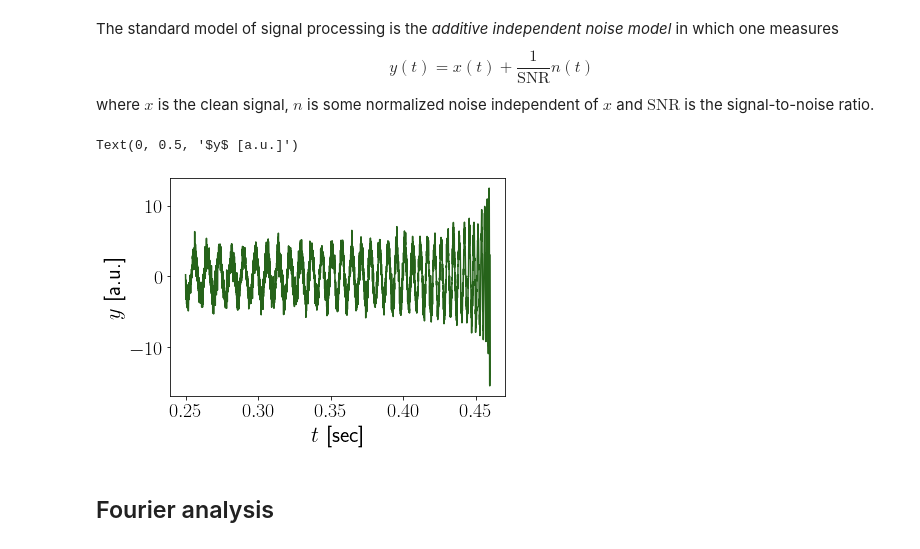
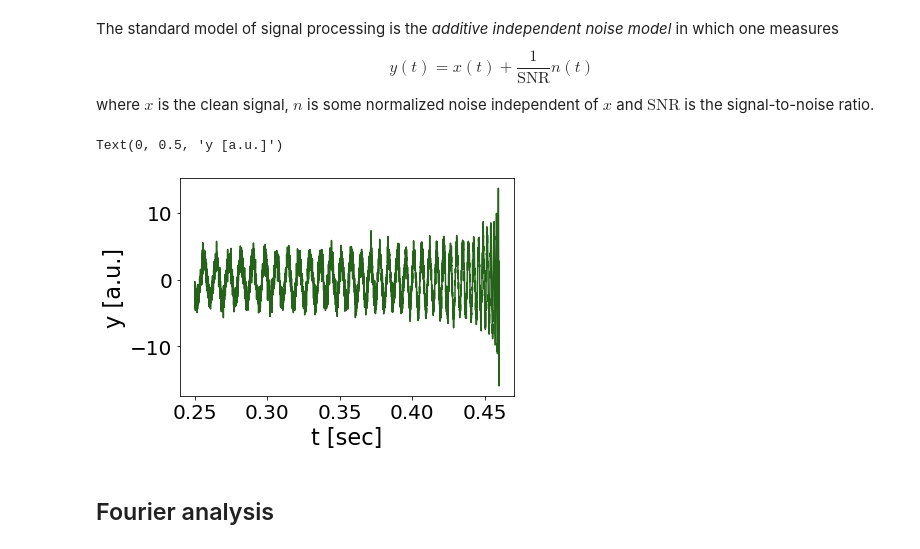
Before and after one commit to bpascal-fr/GeoSto-PP-for-TF, a Jupyter notebook: synthetic.ipynb, the cells around one changed output. Drawn from its saved outputs; the diff is of its cells as text; code cells hidden in the pictures.

```diff
--- a/synthetic.ipynb
+++ b/synthetic.ipynb
@@ -14,7 +14,6 @@ mpl.rcParams['ytick.labelsize'] = 20;
 mpl.rcParams['axes.titlesize'] = 25;
 plt.rc('axes', labelsize=22.5);
 mpl.rcParams['font.family'] = 'sans-serif'
-mpl.rcParams['text.usetex'] = True;
 sapin = (0.15, 0.39, 0.10)
 # %% [markdown]
 ## Pure chirp
@@ -77,13 +76,13 @@ where $x$ is the clean signal, $n$ is some normalized noise independent of $x$ a
 # %%
 snr = 1
 y   = x + 1/snr*noise
 
 plt.plot(time,y,color=sapin)
-plt.xlabel(r'$t$ [sec]')
-plt.ylabel('$y$ [a.u.]')
+plt.xlabel('t [sec]')
+plt.ylabel('y [a.u.]')
 # %% [output]
-Text(0, 0.5, '$y$ [a.u.]')
+Text(0, 0.5, 'y [a.u.]')
-[figure, old version]
+[figure, new version]
 # %% [markdown]
 ## Fourier analysis
 # %% [markdown]
```
Also changed, not shown: parts of 8 cells of this notebook.
